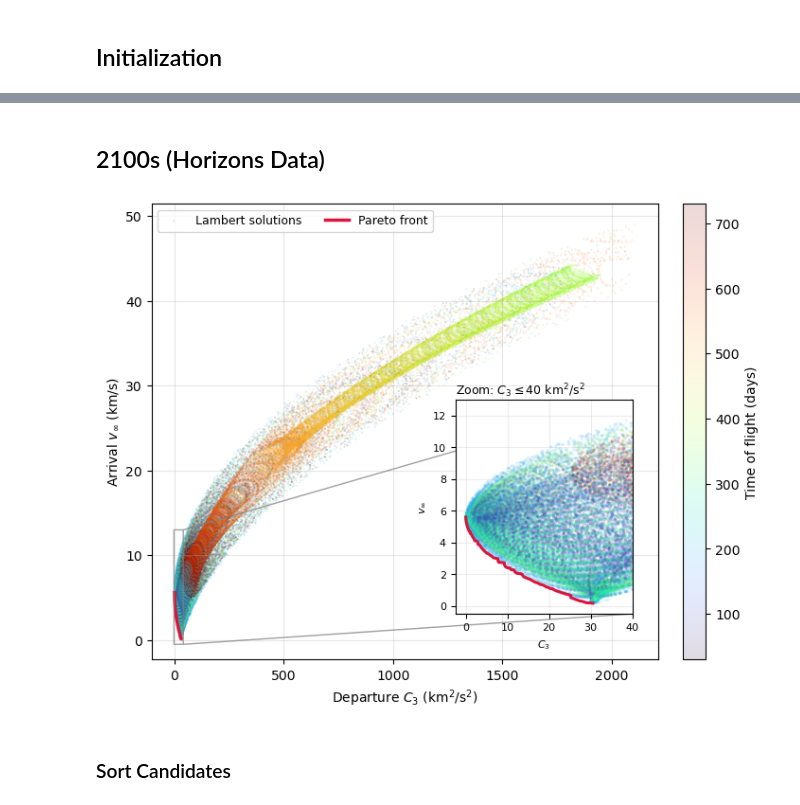
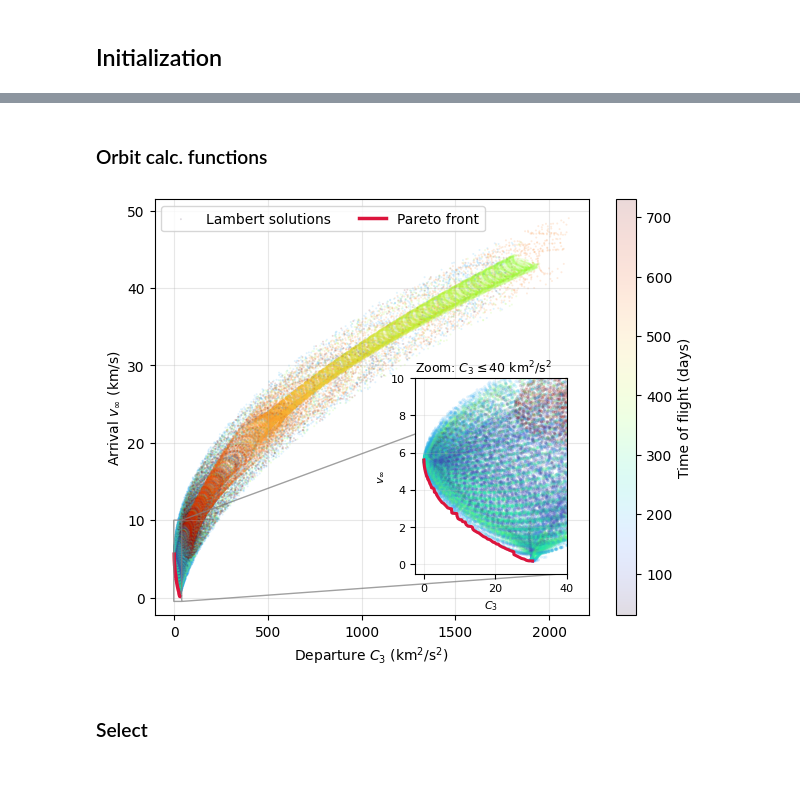
Before and after one commit to shami-momo/Workspace, a Jupyter notebook: lambert_project/lambert.ipynb, the cells around one changed output, grey strips where cells are left out. Cells and saved outputs as stored; diff of their text form; code cells hidden in the pictures; blank space fills up the shorter version.

```diff
--- a/lambert_project/lambert.ipynb
+++ b/lambert_project/lambert.ipynb
@@ -150,2 +171,2 @@ def get_rotation_coords(vec_particle, vec_secondary):
-# %% [markdown]
-## 2100s (Horizons Data)
+# %% [markdown]
+### Orbit calc. functions
@@ -156,20 +408,20 @@ epochs = {
     "step": "1d",
 }
 
-earth_2100 = Horizons(
-    id="399",             # Earth center
+earth = Horizons(
+    id="399",
     location="@sun",
     epochs=epochs,
 )
-earth_2100_vec = earth_2100.vectors(refplane="ecliptic")
+earth_vec = earth.vectors(refplane="ecliptic")
 
-aa29_2100 = Horizons(
+aa29 = Horizons(
     id="2002 AA29",
     id_type="smallbody",
     location="@sun",
     epochs=epochs,
 )
-aa29_2100_vec = aa29_2100.vectors(refplane="ecliptic")
+aa29_vec = aa29.vectors(refplane="ecliptic")
 # %%
 DEP_START_INDEX = 0
 DEP_STOP_INDEX = 9 * 365
@@ -223,11 +487,13 @@ low_c3_2100 = result_2100_df.query("c3_km2_s2 <= 50")
 # %%
-fig, ax1 = plt.subplots(figsize=(7, 5.4), constrained_layout=True)
+low_c3 = results_df.query("c3_km2_s2 <= 50")
+pareto_low = pareto_df.query("c3_km2_s2 <= 50")
 
-# 전체 탐색 공간
+fig, ax1 = plt.subplots(figsize=(7, 5.4))
+
 sc = ax1.scatter(
-    result_2100_df["c3_km2_s2"],
-    result_2100_df["vinf_arr_km_s"],
-    c=result_2100_df["tof_days"],
+    results_df["c3_km2_s2"],
+    results_df["vinf_arr_km_s"],
+    c=results_df["tof_days"],
     cmap="turbo",
     s=2,
     alpha=0.15,
@@ -238,8 +504,8 @@ sc = ax1.scatter(
 )
 
 ax1.plot(
-    pareto_2100_df["c3_km2_s2"],
-    pareto_2100_df["vinf_arr_km_s"],
+    pareto_df["c3_km2_s2"],
+    pareto_df["vinf_arr_km_s"],
     color="crimson",
     linewidth=2.5,
     label="Pareto front",
@@ -248,17 +514,16 @@ ax1.plot(
 
 ax1.set_xlabel(r"Departure $C_3$ (km$^2$/s$^2$)")
 ax1.set_ylabel(r"Arrival $v_\infty$ (km/s)")
-ax1.legend(ncol=2, fontsize=9, loc="upper left")
+ax1.legend(ncol=2, loc="upper left")
 ax1.grid(alpha=0.3)
 
-# 확대창: [왼쪽, 아래, 너비, 높이] — 모두 ax1 내부 비율
 ax2 = ax1.inset_axes([0.6, 0.10, 0.35, 0.47])
 ax2.set_facecolor("white")
 
 ax2.scatter(
-    low_c3_2100["c3_km2_s2"],
-    low_c3_2100["vinf_arr_km_s"],
-    c=low_c3_2100["tof_days"],
+    low_c3["c3_km2_s2"],
+    low_c3["vinf_arr_km_s"],
+    c=low_c3["tof_days"],
     cmap="turbo",
     s=5,
     alpha=0.15,
@@ -267,52 +532,47 @@ ax2.scatter(
     zorder=1,
 )
 
-pareto_low = pareto_2100_df[
-    pareto_2100_df["c3_km2_s2"] <= 40
-]
-
 ax2.plot(
-    pareto_2100_df["c3_km2_s2"],
-    pareto_2100_df["vinf_arr_km_s"],
+    pareto_df["c3_km2_s2"],
+    pareto_df["vinf_arr_km_s"],
     color="crimson",
     linewidth=2.2,
     zorder=3,
 )
 
 ax2.set_xlim(-2.5, 40)
-ax2.set_ylim(-0.5, 13)
+ax2.set_ylim(-0.5, 10)
 ax2.set_title(
     r"Zoom: $C_3 \leq 40$ km$^2$/s$^2$",
     loc="left",
     fontsize=9,
     pad=4,
 )
 
 ax2.set_xlabel(r"$C_3$", fontsize=8)
 ax2.set_ylabel(r"$v_\infty$", fontsize=8)
 ax2.tick_params(labelsize=8)
 ax2.grid(alpha=0.22)
 
-# 확대 대상 영역 사각형과 연결선
 ax1.indicate_inset_zoom(
     ax2,
     edgecolor="gray",
     alpha=0.75,
     linewidth=1,
 )
 
 fig.colorbar(sc, ax=ax1, label="Time of flight (days)")
 
 fig.savefig(
     "v_c3_2100.webp",
     format="webp",
     dpi=220,
     bbox_inches="tight",
 )
 
 plt.show()
 # %% [output]
-[figure, old version]
+[figure, new version]
 # %% [markdown]
-### Sort Candidates
+### Select
 # %%
```
Also changed, not shown: parts of 28 cells of this notebook, 6 other files.
